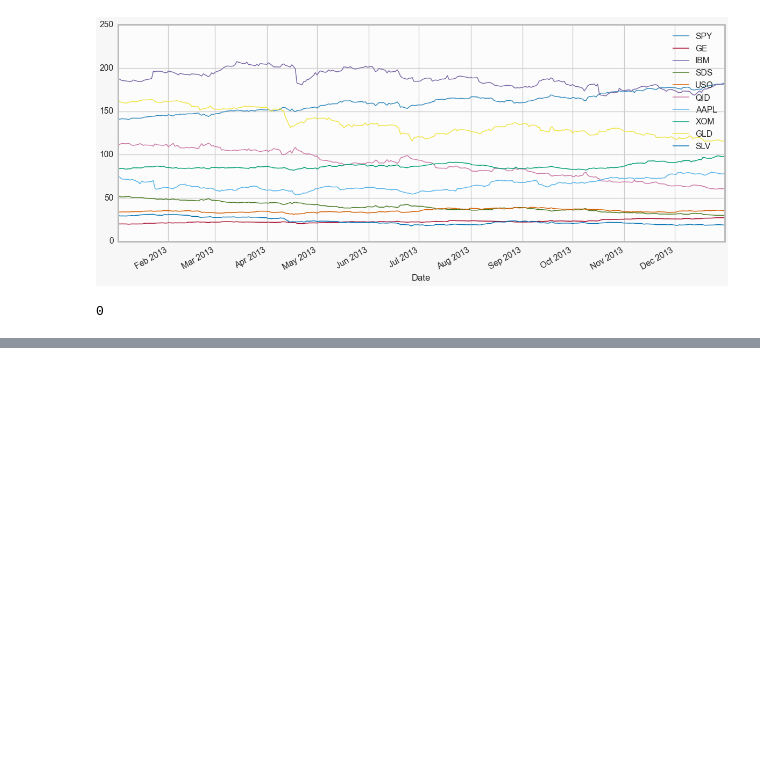
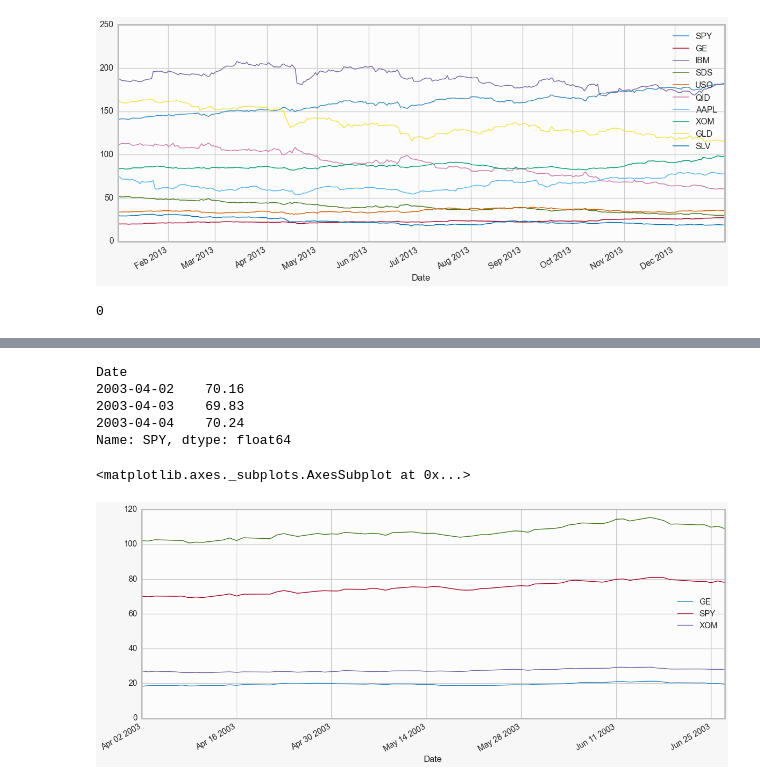
Before and after one commit to AlgoSkyNet/sandbox_py, a Jupyter notebook: sandbox_py_1.ipynb, the cells around one changed output, grey strips where cells are left out. Drawn from its saved outputs; the diff is of its cells as text; code cells hidden in the pictures; blank space fills up the shorter version.

Commit message:
major update to buildPortfolio_walkForward

```diff
--- a/sandbox_py_1.ipynb
+++ b/sandbox_py_1.ipynb
@@ -437,3 +490,13 @@ multiTimeseriesToDF(tl1,['SPY','AAPL'],asPctChange=True, dropNA=True).head(30)
+# %%
+def calcEqualWeightIndex_fromDict(tsDict, onlyGetDailyReturns=False, indexStartValue=100, startDate=None, endDate=None):
+    mergedDF_pct = multiTimeseriesToDF_fromDict(tsDict, asPctChange=True, startDate=startDate, endDate=endDate, fillNAvalue=0)
+    # print(mergedDF_pct.head(3))
+    equalWeight_pct = mergedDF_pct.sum(axis=1) / len(tsDict.keys())
+
+    if onlyGetDailyReturns:
+        return equalWeight_pct
+    else:
+        return cum_returns(equalWeight_pct, withStartingValue=indexStartValue)
 # %%
 def calcEqualWeightIndex(tsList, tsNamesArr=None, onlyGetDailyReturns=False, indexStartValue=100):
     if tsNamesArr is None:
@@ -825,0 +918,2 @@ array(['SPY', 'IBM', 'GLD'], dtype=object)
+# %%
+twf_port = buildPortfolio_walkForward(testStocksDict,numToSelect=3,minDaysOfTrading=100,startDate=pd.datetime(2003,1,1))
@@ -825,0 +947,15 @@ array(['SPY', 'IBM', 'GLD'], dtype=object)
+# %%
+twf_port.get('rebalances').iloc[0]['futurePeriod_holdingsData'].get('SPY').head(3)
+# %% [output]
+Date
+2003-04-02    70.16
+2003-04-03    69.83
+2003-04-04    70.24
+Name: SPY, dtype: float64
+# %%
+twf_port.get('rebalances').iloc[0]['futurePeriod_holdingsData'].plot()
+tempts = twf_port.get('rebalances').iloc[0]['eqPort']
+tempts.plot()
+# %% [output]
+<matplotlib.axes._subplots.AxesSubplot at 0x...>
+[figure, added]
```
Also changed, not shown: parts of 20 cells of this notebook.
